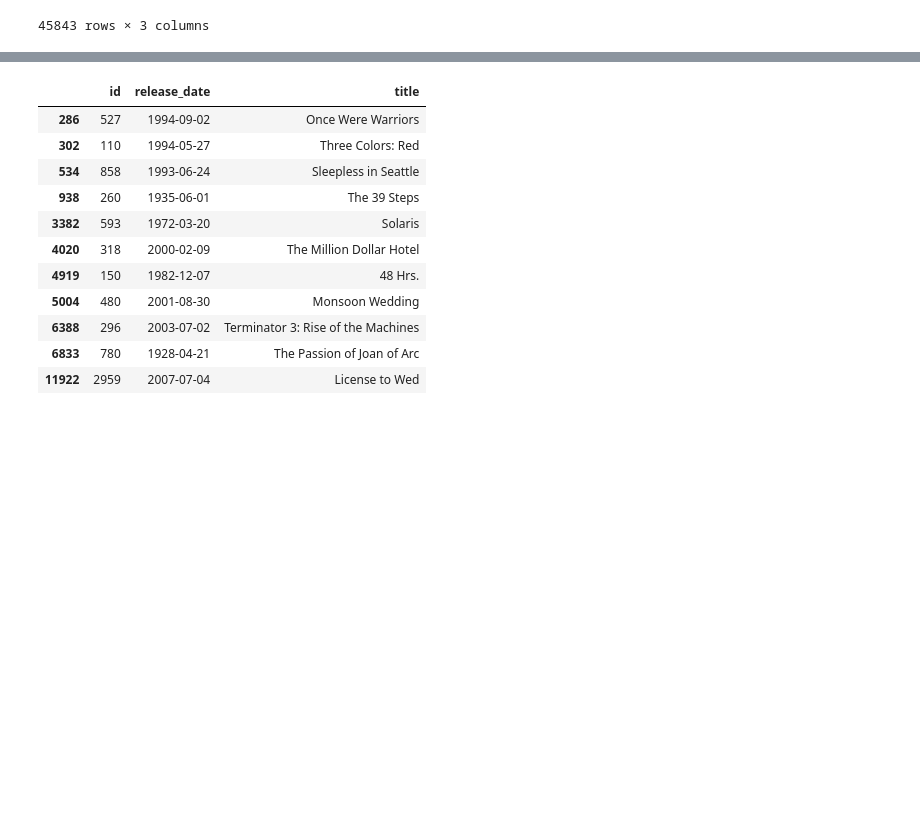
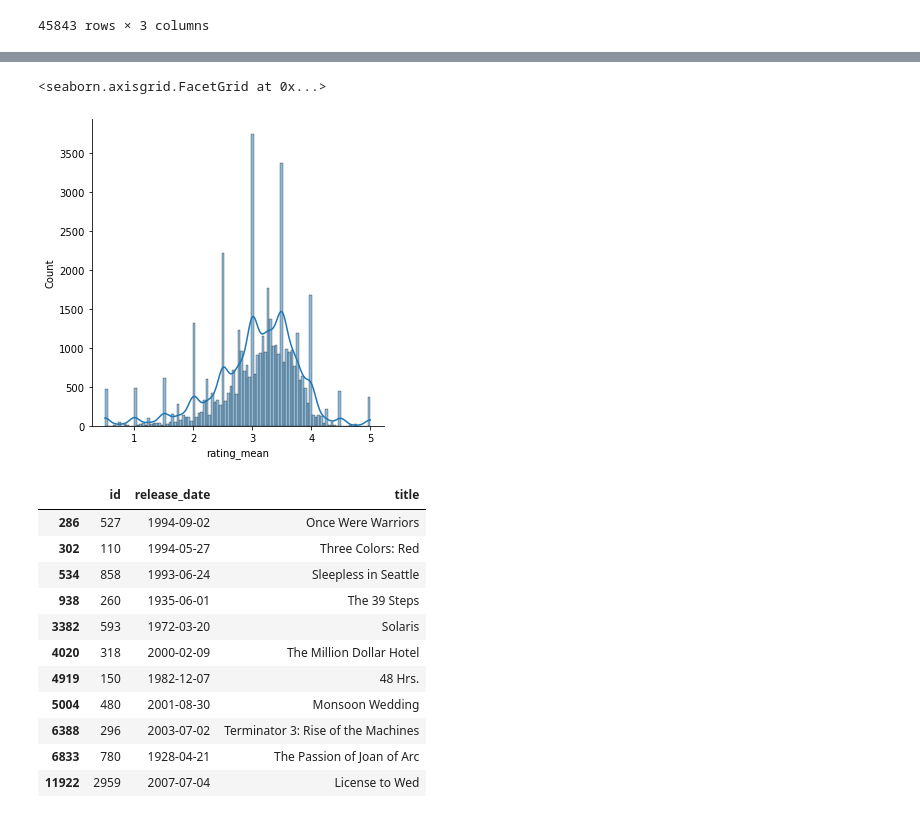
Before and after one commit to phucdkbk/movie_rs, a Jupyter notebook: EDA/rs preprocess data.ipynb, the cells around one changed output, grey strips where cells are left out. Cells and saved outputs as stored; diff of their text form; code cells hidden in the pictures; blank space fills up the shorter version.

```diff
--- a/EDA/rs preprocess data.ipynb
+++ b/EDA/rs preprocess data.ipynb
@@ -49,4 +61,4 @@ movie_agg = ratings.groupby(by='movieId').agg({
 movie_agg.columns = ['num_ratings', 'rating_mean']
 movie_agg = movie_agg.reset_index()
 # %%
-movie_agg.sort_values(by='num_ratings', ascending=False).head(30)
+movie_agg = movie_agg.sort_values(by='num_ratings', ascending=True)
@@ -71,3 +85,8 @@ movie_agg.sort_values(by='num_ratings', ascending=False).head(30)
+# %%
+sns.displot(movie_agg['rating_mean'], kde=True)
+# %% [output]
+<seaborn.axisgrid.FacetGrid at 0x...>
+[figure, added]
 # %%
 top_num_ratings_movie = movie_agg.sort_values(by='num_ratings', ascending=False).head(20)['movieId'].values
 # %%
```
Also changed, not shown: parts of 17 cells of this notebook, 7 other files.
